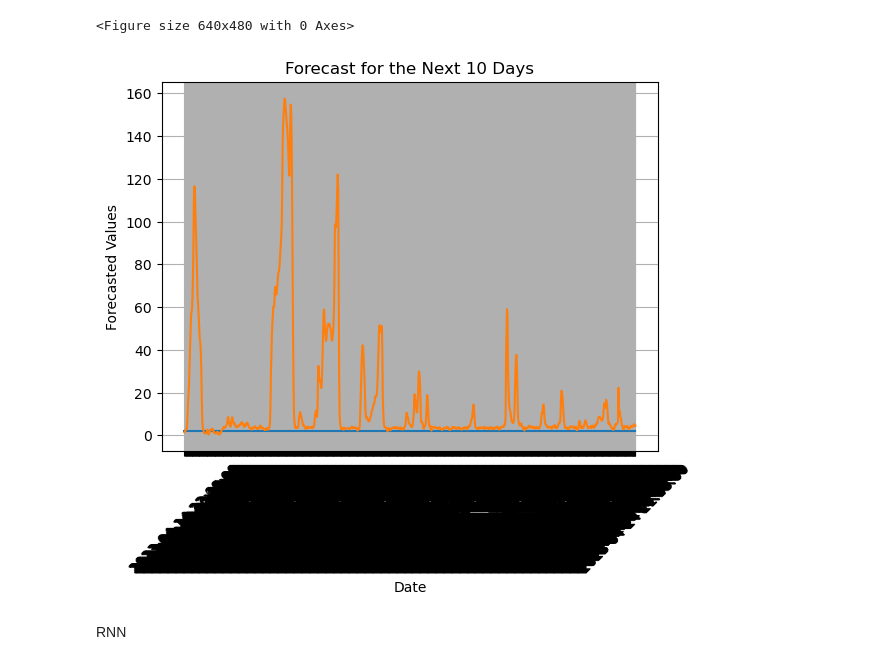
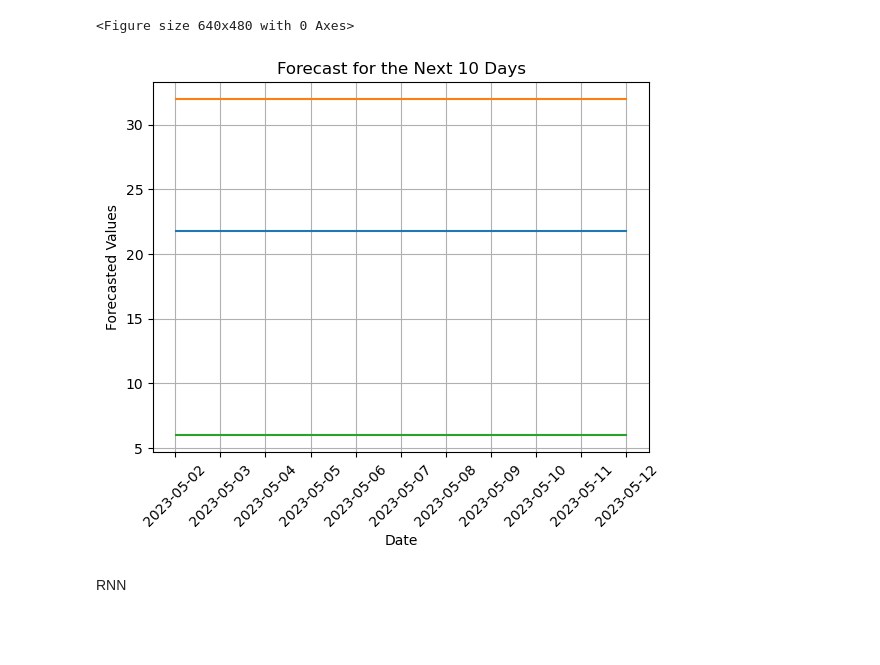
Before and after one commit to spiraloo/Analyzing-Business-Performance-Using-Demand-Forecasting-Techniques, a Jupyter notebook: Assignment 4/220206_Arpit.ipynb, the cells around one changed output. Cells and saved outputs as stored; diff of their text form; code cells hidden in the pictures; blank space fills up the shorter version.

```diff
--- a/Assignment 4/220206_Arpit.ipynb
+++ b/Assignment 4/220206_Arpit.ipynb
@@ -121,17 +121,17 @@ fig = plt.figure()
 <Figure size 640x480 with 0 Axes>
 # %%
 axes = fig.add_axes([0,0,1,1])
-plt.plot(pdata['From'],no)
-plt.plot(pdata['From'],pm10)
-plt.plot(pdata['From'],pm25)
+plt.plot(dates,no)
+plt.plot(dates,pm10)
+plt.plot(dates,pm25)
 plt.xlabel('Date')
 plt.ylabel('Forecasted Values')
 plt.title('Forecast for the Next 10 Days')
 plt.xticks(rotation=45)
 plt.grid(True)
 plt.show()
 # %% [output]
-[figure, old version]
+[figure, new version]
 # %% [markdown]
 RNN
 # %%
```
